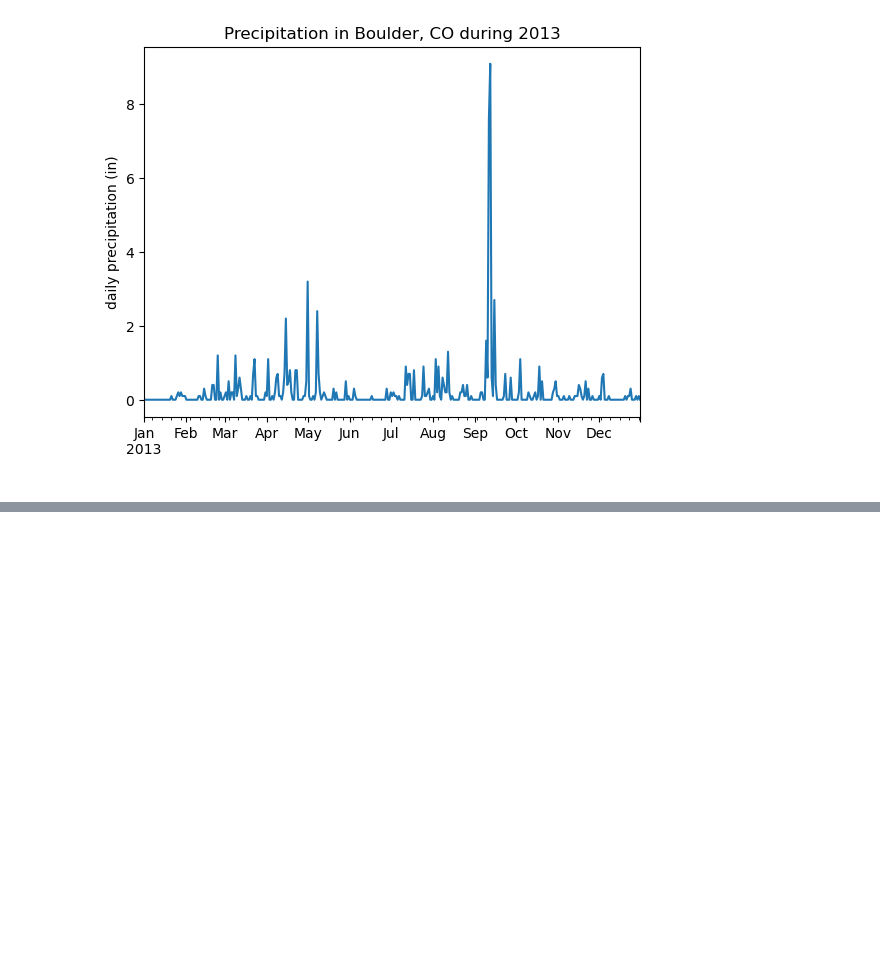
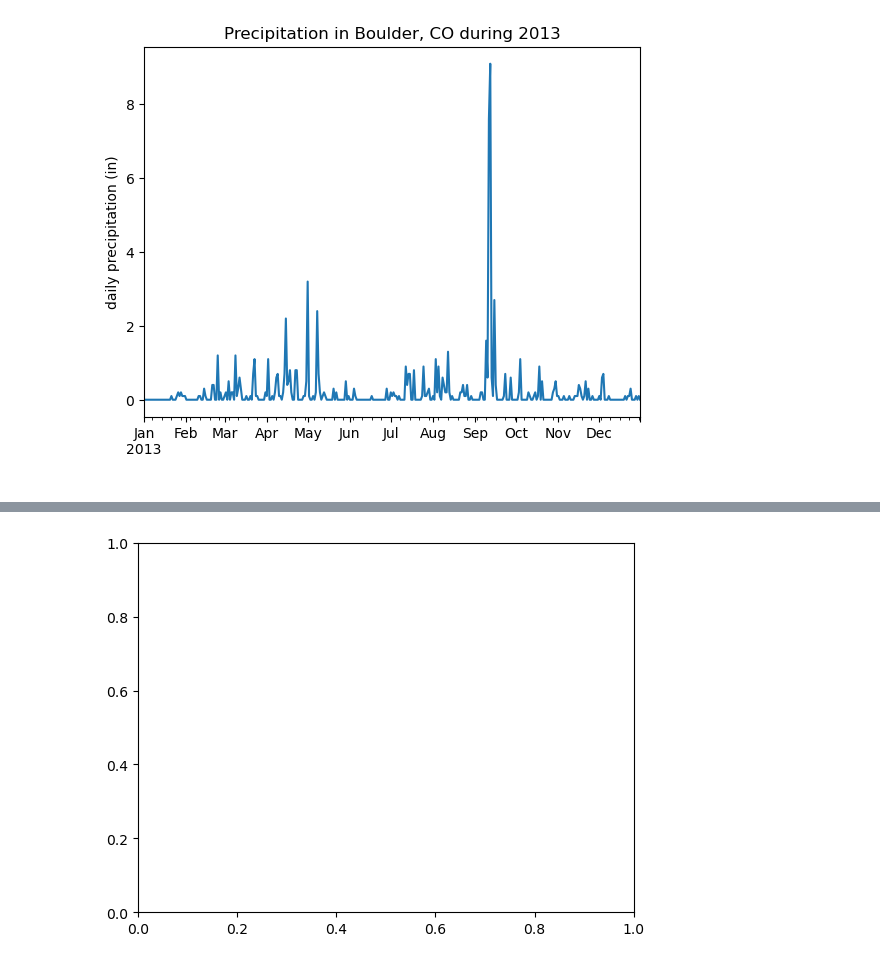
Before and after one commit to haylee360/eds220-2024-in-class, a Jupyter notebook: week4-time-series-vector-data.ipynb, the cells around one changed output, grey strips where cells are left out. Drawn from its saved outputs; the diff is of its cells as text; code cells hidden in the pictures; blank space fills up the shorter version.

```diff
--- a/week4-time-series-vector-data.ipynb
+++ b/week4-time-series-vector-data.ipynb
@@ -221,0 +466,8 @@ daily_precip_2013.plot(ylabel='daily precipitation (in)',
+# %%
+# Initialize an empty figure (fig) and axis (ax)
+fig, ax = plt.subplots()
+
+# Display the figure
+plt.show()
+# %% [output]
+[figure, added]
```
Also changed, not shown: parts of 35 cells of this notebook.
